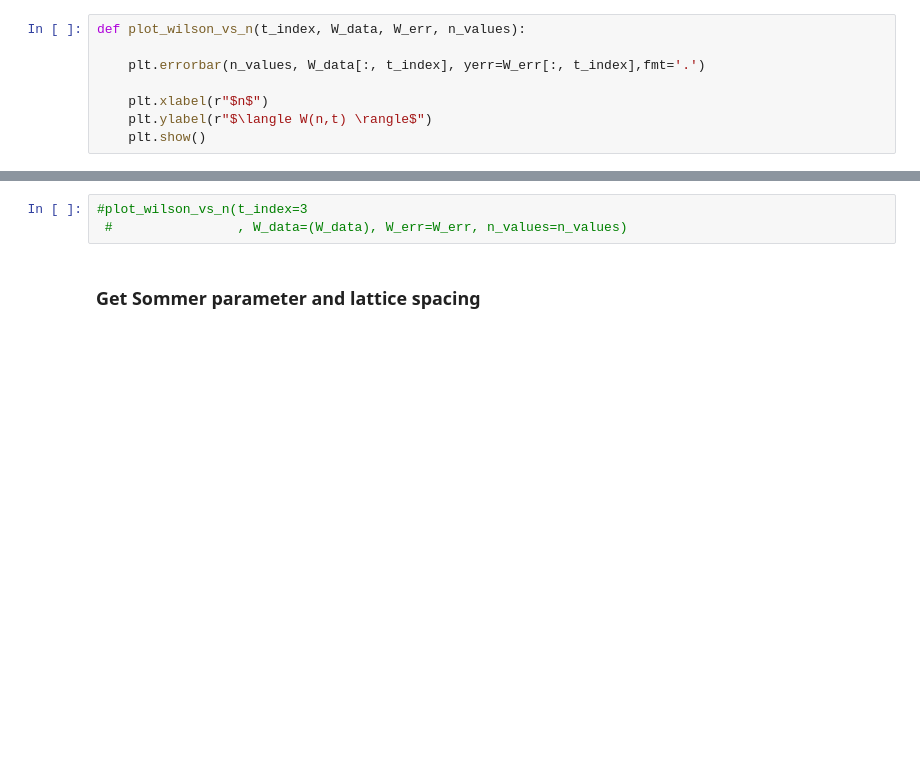
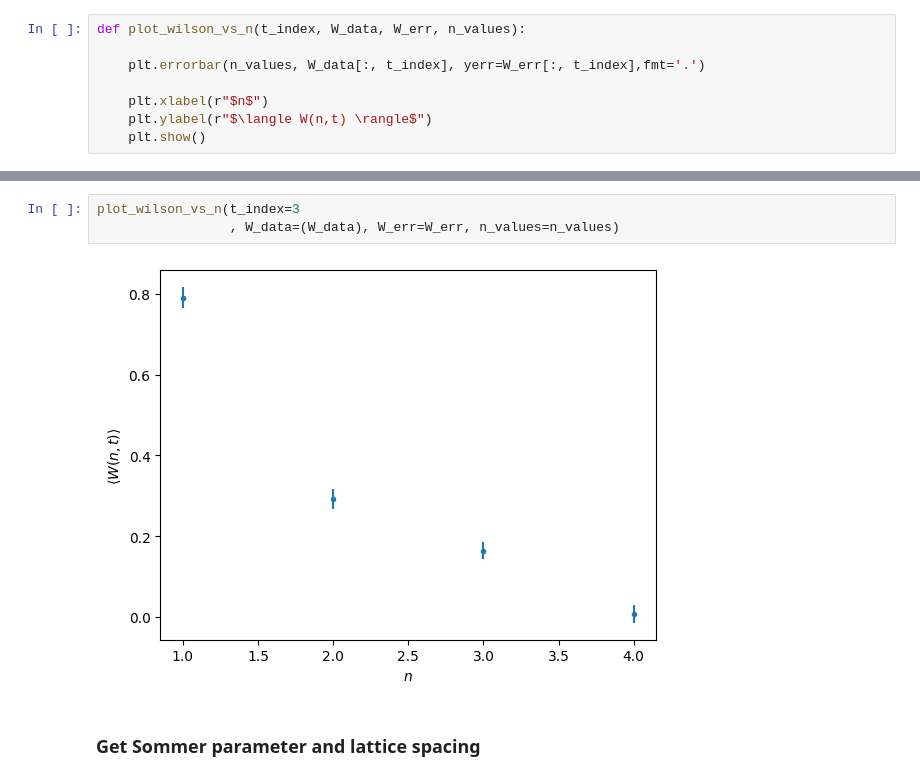
Before and after one commit to bordste1nkante/QuarkNichtDasEssen, a Jupyter notebook: Analysis/WilsonAndPolyakovrichtig.ipynb, the cells around one changed output, grey strips where cells are left out. Saved outputs shown, nothing was run; the diff lists cells and outputs as text; blank space fills up the shorter version.

```diff
--- a/Analysis/WilsonAndPolyakovrichtig.ipynb
+++ b/Analysis/WilsonAndPolyakovrichtig.ipynb
@@ -291,6 +291,8 @@ plt.show()
 # %%
-#plot_wilson_vs_n(t_index=3
- #                , W_data=(W_data), W_err=W_err, n_values=n_values)
+plot_wilson_vs_n(t_index=3
+                 , W_data=(W_data), W_err=W_err, n_values=n_values)
+# %% [output]
+[figure, added]
 # %% [markdown]
 ### Get Sommer parameter and lattice spacing
 # %%
```
Also changed, not shown: parts of 11 cells of this notebook, 28 other files.
